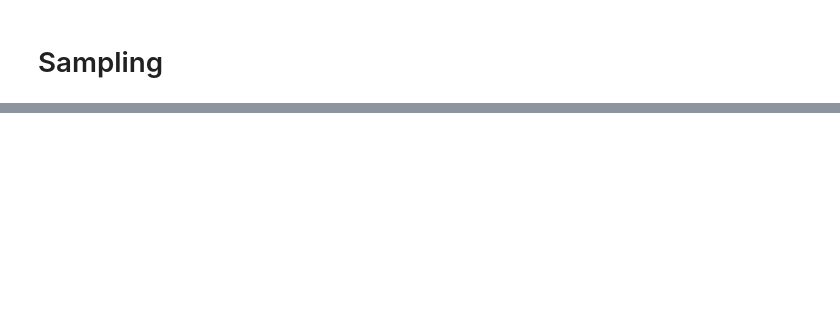
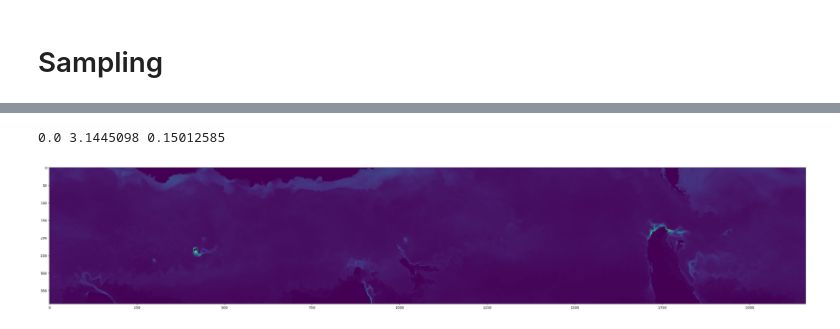
Before and after one commit to XDzzzzzZyq/b-pinn-kalman-filter, a Jupyter notebook: Sample.ipynb, the cells around one changed output, grey strips where cells are left out. Saved outputs shown, nothing was run; the diff lists cells and outputs as text; code cells hidden in the pictures; blank space fills up the shorter version.

```diff
--- a/Sample.ipynb
+++ b/Sample.ipynb
@@ -35,0 +91,9 @@ axe.imshow(image_grid[0].cpu())
+# %%
+data = chl['BLGCHL'][0,0,200:,:]
+# %%
+fig, axe = plt.subplots(nrows=1, ncols=1,figsize=(40,20))
+axe.imshow(data)
+print(data.min(), data.max(), data.mean())
+# %% [output]
+0.0 3.1445098 0.15012585
+[figure, added]
```
Also changed, not shown: parts of 16 cells of this notebook, 1 other file.
